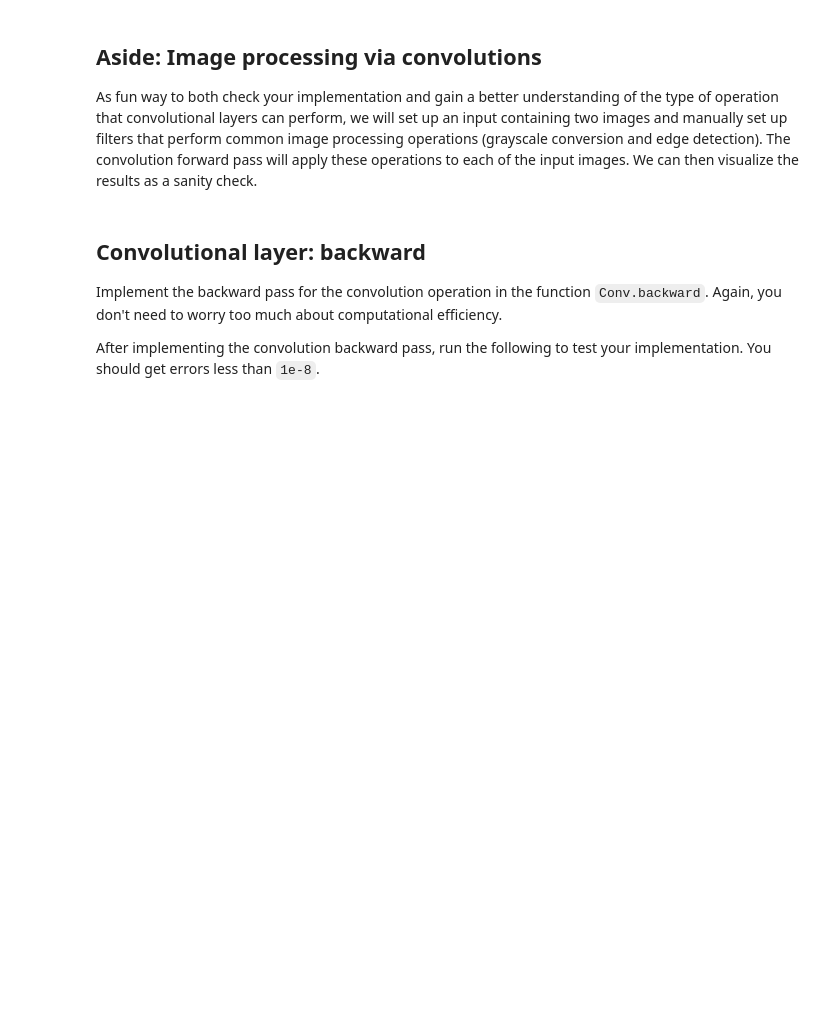
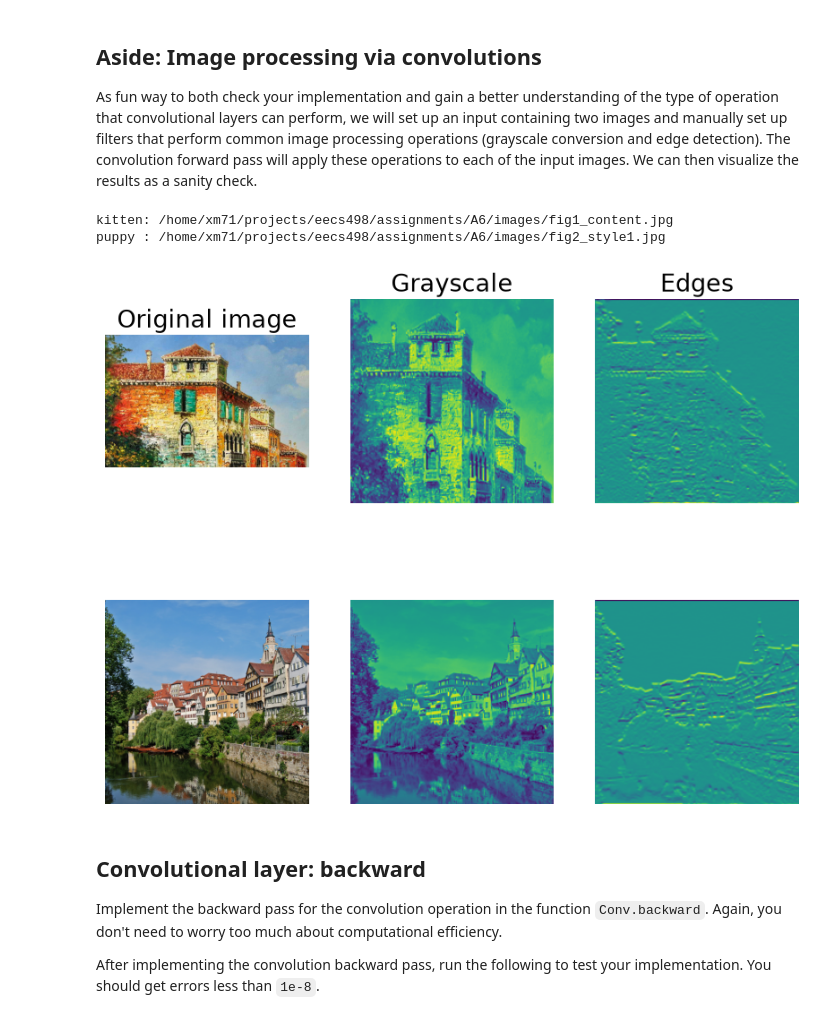
Before and after one commit to XM-71-HOPE/eecs498, a Jupyter notebook: assignments/A3/convolutional_networks.ipynb, the cells around one changed output. Drawn from its saved outputs; the diff is of its cells as text; code cells hidden in the pictures; blank space fills up the shorter version.

```diff
--- a/assignments/A3/convolutional_networks.ipynb
+++ b/assignments/A3/convolutional_networks.ipynb
@@ -225,19 +245,45 @@ As fun way to both check your implementation and gain a better understanding of
 from imageio import imread
 from PIL import Image
 from torchvision.transforms import ToTensor
+import os
 
-kitten_url = 'https://web.eecs.umich.edu/~justincj/teaching/eecs498/assets/a3/kitten.jpg'
-puppy_url = 'https://web.eecs.umich.edu/~justincj/teaching/eecs498/assets/a3/puppy.jpg'
+# NOTE: 课程原始图片 URL (web.eecs.umich.edu) 已失效，这里改为读取本地图片。
+# 优先找作业目录下的 kitten / puppy；找不到就退回 A6/images 里的示例图。
+_IMG_DIRS = [
+    GOOGLE_DRIVE_PATH,
+    os.path.join(GOOGLE_DRIVE_PATH, 'images'),
+    os.path.join(GOOGLE_DRIVE_PATH, '..', 'A6', 'images'),
+]
 
-kitten = imread(kitten_url)
-puppy = imread(puppy_url)
-# kitten is wide, and puppy is already square
-d = kitten.shape[1] - kitten.shape[0]
-kitten_cropped = kitten[:, d//2:-d//2, :]
+def _find_image(names):
+    for d in _IMG_DIRS:
+        for n in names:
+            p = os.path.abspath(os.path.join(d, n))
+            if os.path.isfile(p):
+                return p
+    raise FileNotFoundError(
+        '找不到本地图片 %s，请放到 %s 下。' % (names, _IMG_DIRS))
+
+
+kitten_path = _find_image(['kitten.jpg', 'kitten.png', 'fig1_content.jpg'])
+puppy_path = _find_image(['puppy.jpg', 'puppy.png', 'fig2_style1.jpg'])
+print('kitten:', kitten_path)
+print('puppy :', puppy_path)
+
+# 统一转成 RGB（保证 3 通道，和下面的卷积核匹配）
+kitten = Image.fromarray(imread(kitten_path)).convert('RGB')
+puppy = Image.fromarray(imread(puppy_path)).convert('RGB')
+# kitten 若是宽图，就居中裁剪成近似方形
+w_, h_ = kitten.size
+if w_ > h_:
+    d = (w_ - h_) // 2
+    kitten_cropped = kitten.crop((d, 0, w_ - d, h_))
+else:
+    kitten_cropped = kitten
 
 img_size = 200   # Make this smaller if it runs too slow
-resized_puppy = ToTensor()(Image.fromarray(puppy).resize((img_size, img_size)))
-resized_kitten = ToTensor()(Image.fromarray(kitten_cropped).resize((img_size, img_size)))
+resized_puppy = ToTensor()(puppy.resize((img_size, img_size)))
+resized_kitten = ToTensor()(kitten_cropped.resize((img_size, img_size)))
 x = torch.stack([resized_puppy, resized_kitten])
 
 # Set up a convolutional weights holding 2 filters, each 3x3
@@ -259,33 +305,37 @@ b = torch.tensor([0, 128], dtype=x.dtype)
 
 # Compute the result of convolving each input in x with each filter in w,
 # offsetting by b, and storing the results in out.
 out, _ = Conv.forward(x, w, b, {'stride': 1, 'pad': 1})
 
 def imshow_no_ax(img, normalize=True):
   """ Tiny helper to show images as uint8 and remove axis labels """
   if normalize:
     img_max, img_min = img.max(), img.min()
     img = 255.0 * (img - img_min) / (img_max - img_min)
   plt.imshow(img)
   plt.gca().axis('off')
 
 # Show the original images and the results of the conv operation
 plt.subplot(2, 3, 1)
 imshow_no_ax(puppy, normalize=False)
 plt.title('Original image')
 plt.subplot(2, 3, 2)
 imshow_no_ax(out[0, 0])
 plt.title('Grayscale')
 plt.subplot(2, 3, 3)
 imshow_no_ax(out[0, 1])
 plt.title('Edges')
 plt.subplot(2, 3, 4)
 imshow_no_ax(kitten_cropped, normalize=False)
 plt.subplot(2, 3, 5)
 imshow_no_ax(out[1, 0])
 plt.subplot(2, 3, 6)
 imshow_no_ax(out[1, 1])
 plt.show()
+# %% [output]
+kitten: /home/xm71/projects/eecs498/assignments/A6/images/fig1_content.jpg
+puppy : /home/xm71/projects/eecs498/assignments/A6/images/fig2_style1.jpg
+[figure, added]
 # %% [markdown]
 ## Convolutional layer: backward
 Implement the backward pass for the convolution operation in the function `Conv.backward`. Again, you don't need to worry too much about computational efficiency.
```
Also changed, not shown: parts of 13 cells of this notebook, 2 other files.
